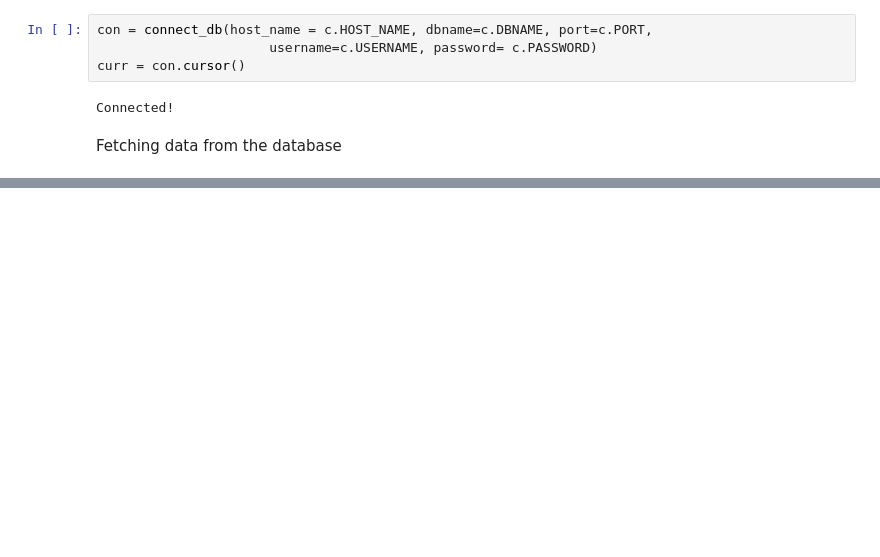
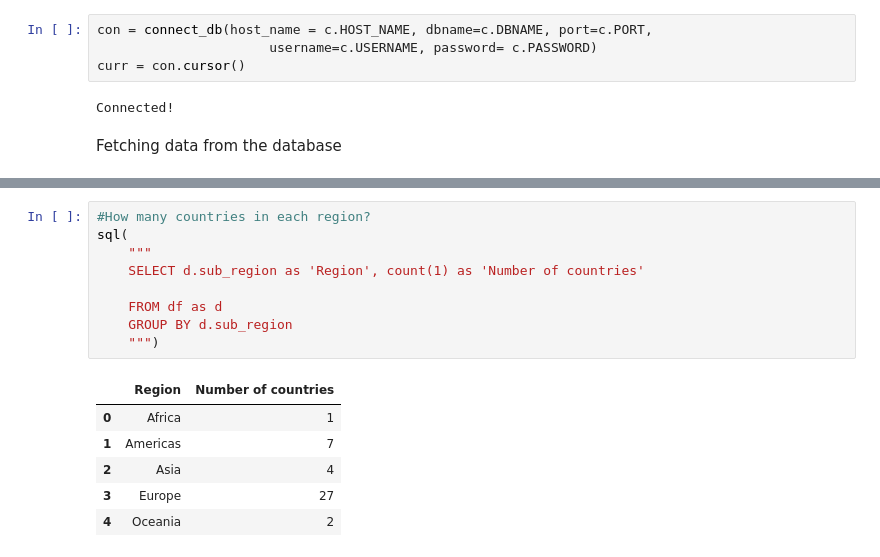
Before and after one commit to rafpang/full-stack-happiness, a Jupyter notebook: analyze_load.ipynb, the cells around one changed output, grey strips where cells are left out. Cells and saved outputs as stored; diff of their text form; blank space fills up the shorter version.

```diff
--- a/analyze_load.ipynb
+++ b/analyze_load.ipynb
@@ -40,3 +41,19 @@ df.head()
 | 2 | BEL | Belgium | Europe | Western Europe | 447607.0 | 54327.0 | ... |
 | 3 | CAN | Canada | Americas | Northern America | 478240.0 | 55342.0 | ... |
 | 4 | CHL | Chile | Americas | Latin America and the Caribbean | 135787.0 | 26729.0 | ... |
+# %%
+#How many countries in each region?
+sql(
+    """
+    SELECT d.sub_region as 'Region', count(1) as 'Number of countries'
+
+    FROM df as d
+    GROUP BY d.sub_region
+    """)
+# %% [output]
+|  | Region | Number of countries |
+| 0 | Africa | 1 |
+| 1 | Americas | 7 |
+| 2 | Asia | 4 |
+| 3 | Europe | 27 |
+| 4 | Oceania | 2 |
```
Also changed, not shown: parts of 3 cells of this notebook.
